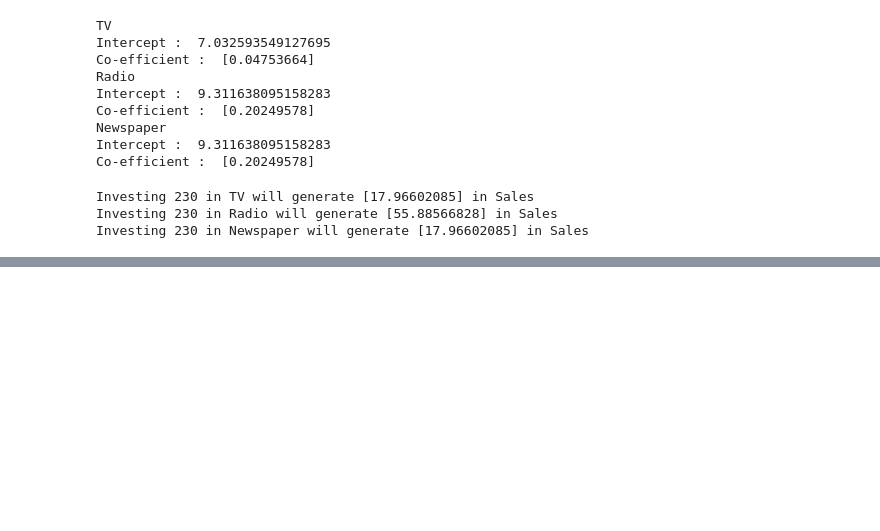
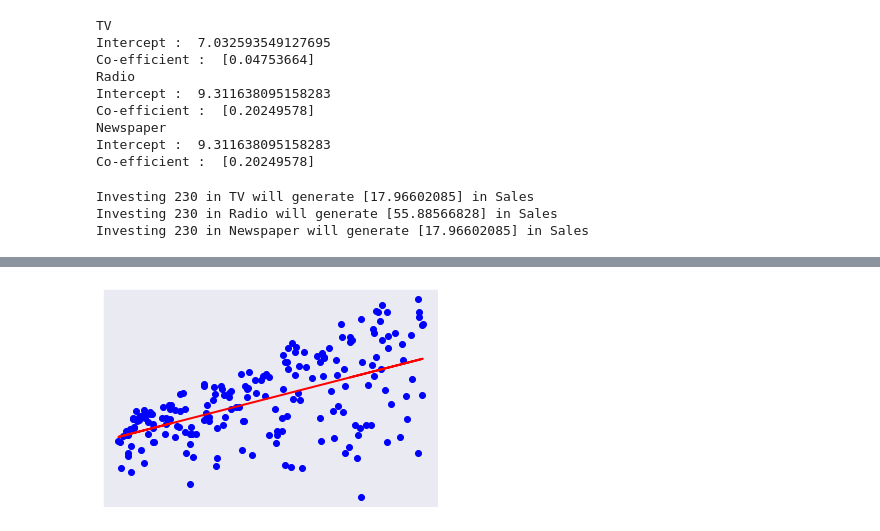
Before and after one commit to Chromathiccc/Colab_notebooks, a Jupyter notebook: Week_2.ipynb, the cells around one changed output, grey strips where cells are left out. Drawn from its saved outputs; the diff is of its cells as text; code cells hidden in the pictures; blank space fills up the shorter version.

```diff
--- a/Week_2.ipynb
+++ b/Week_2.ipynb
@@ -128,0 +189,12 @@ Mean sales increase 16.5375
+# %%
+# Radio plots
+
+plt.scatter (Radio, Sales, color = 'blue') # actual values from the dataset
+plt.plot(Radio, Radio_predictions, color = 'red', linewidth = 2) # predicted values by the model
+
+plt.xticks(())
+plt.yticks(())
+
+plt.show()
+# %% [output]
+[figure, added]
```
Also changed, not shown: parts of 17 cells of this notebook.
